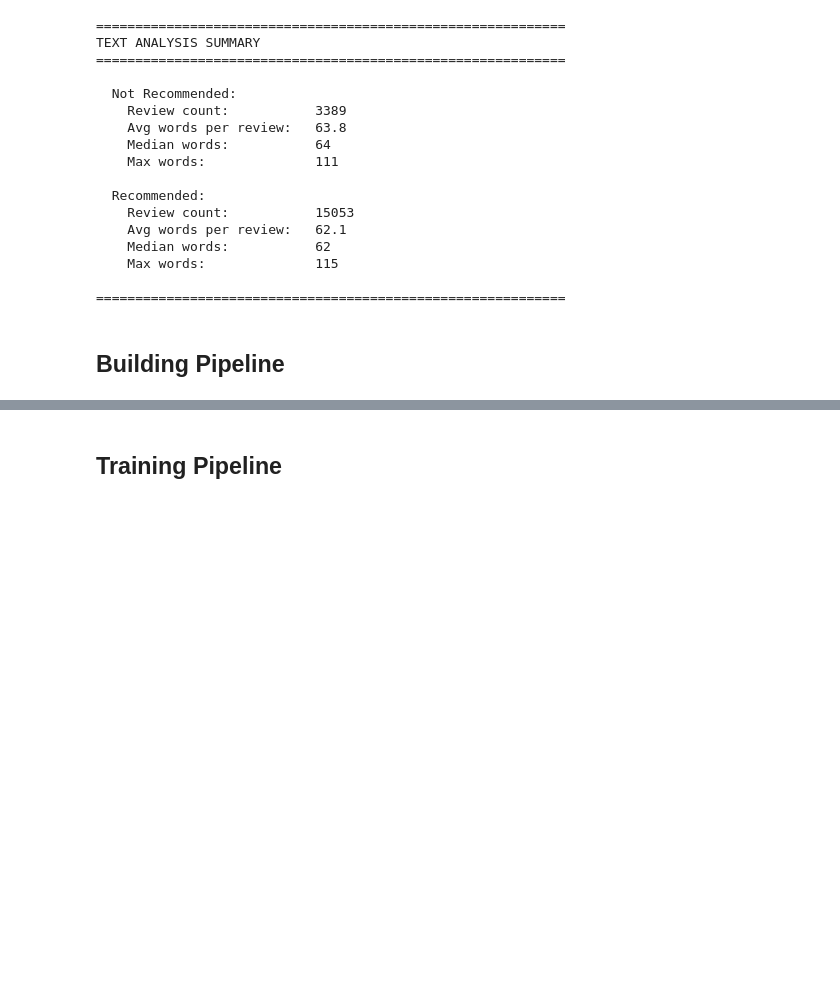
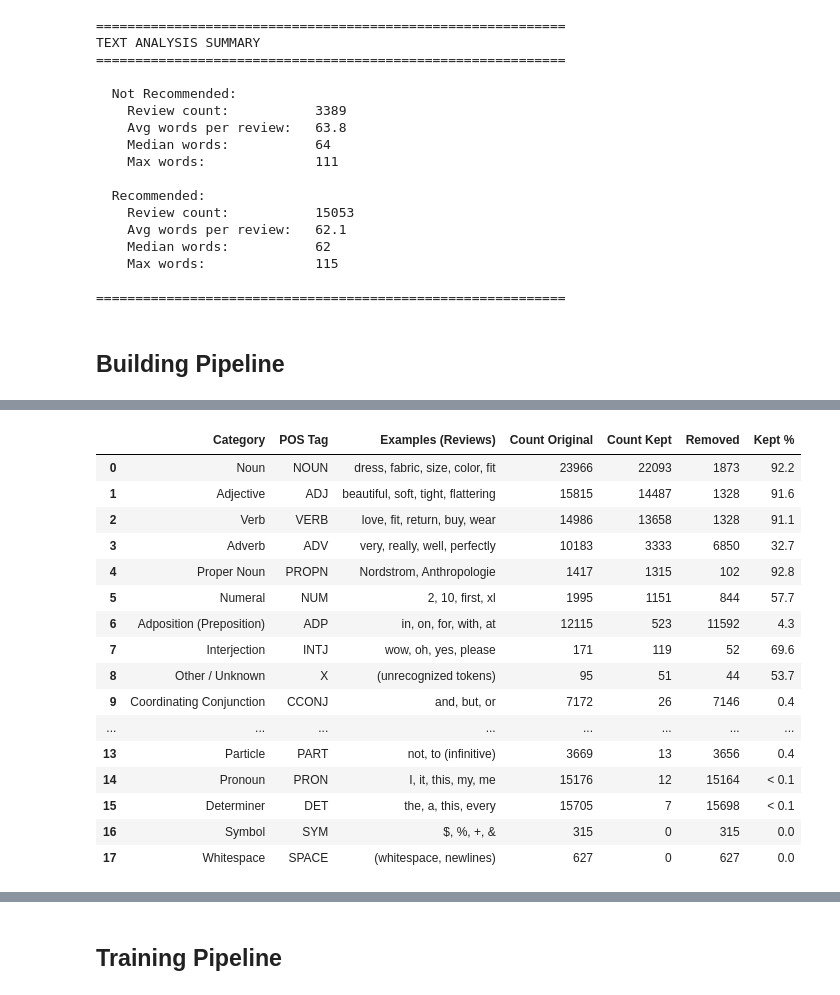
Before and after one commit to BA-SPM/UDACITY_-_DSND__Data_Science_pipelines, a Jupyter notebook: starter/starter.ipynb, the cells around one changed output, grey strips where cells are left out. Drawn from its saved outputs; the diff is of its cells as text; code cells hidden in the pictures; blank space fills up the shorter version.

```diff
--- a/starter/starter.ipynb
+++ b/starter/starter.ipynb
@@ -806,0 +1056,68 @@ TEXT ANALYSIS SUMMARY
+# %%
+print("=== STEP 4: POS Tag Analysis (what remains after preprocessing?) ===\n")
+
+# Count POS tags in ONE pass on original text
+pos_original = {}
+pos_kept = {}
+
+for doc in nlp.pipe(df['combined_text'].head(2000).tolist(), batch_size=500):
+    for token in doc:
+        pos = token.pos_
+        pos_original[pos] = pos_original.get(pos, 0) + 1
+
+        if (not token.is_stop
+            and not token.is_punct
+            and not token.is_space
+            and len(token.text) > 1):
+            pos_kept[pos] = pos_kept.get(pos, 0) + 1
+
+# Build DataFrame
+all_pos = sorted(set(list(pos_original.keys()) + list(pos_kept.keys())))
+pos_df = pd.DataFrame({
+    'POS Tag': all_pos,
+    'Count Original': [pos_original.get(p, 0) for p in all_pos],
+    'Count Kept': [pos_kept.get(p, 0) for p in all_pos]
+})
+
+pos_df['Removed'] = pos_df['Count Original'] - pos_df['Count Kept']
+pos_df['Kept % raw'] = pos_df['Count Kept'] / pos_df['Count Original'].clip(lower=1) * 100
+pos_df['Kept %'] = pos_df['Kept % raw'].apply(
+    lambda x: '< 0.1' if 0 < x < 0.1 else ('0.0' if x == 0 else f'{x:.1f}')
+)
+pos_df = pos_df.sort_values('Count Kept', ascending=False).reset_index(drop=True)
+
+# Add descriptions
+pos_df['Category'] = pos_df['POS Tag'].map({
+    'NOUN': 'Noun', 'ADJ': 'Adjective', 'VERB': 'Verb', 'ADV': 'Adverb',
+    'PROPN': 'Proper Noun', 'NUM': 'Numeral', 'ADP': 'Adposition (Preposition)',
+    'AUX': 'Auxiliary Verb', 'PRON': 'Pronoun', 'DET': 'Determiner',
+    'CCONJ': 'Coordinating Conjunction', 'SCONJ': 'Subordinating Conjunction',
+    'PART': 'Particle', 'INTJ': 'Interjection', 'SYM': 'Symbol',
+    'PUNCT': 'Punctuation', 'SPACE': 'Whitespace', 'X': 'Other / Unknown'
+}).fillna('Unknown')
+
+pos_df['Examples (Reviews)'] = pos_df['POS Tag'].map({
+    'NOUN': 'dress, fabric, size, color, fit',
+    'ADJ': 'beautiful, soft, tight, flattering',
+    'VERB': 'love, fit, return, buy, wear',
+    'ADV': 'very, really, well, perfectly',
+    'PROPN': 'Nordstrom, Anthropologie',
+    'NUM': '2, 10, first, xl',
+    'ADP': 'in, on, for, with, at',
+    'AUX': 'is, was, have, would',
+    'PRON': 'I, it, this, my, me',
+    'DET': 'the, a, this, every',
+    'CCONJ': 'and, but, or',
+    'SCONJ': 'because, although, if, when',
+    'PART': 'not, to (infinitive)',
+    'INTJ': 'wow, oh, yes, please',
+    'SYM': '$, %, +, &',
+    'PUNCT': '. , ! ? ( )',
+    'SPACE': '(whitespace, newlines)',
+    'X': '(unrecognized tokens)'
+}).fillna('')
+
+# Display table
+display(pos_df[['Category', 'POS Tag', 'Examples (Reviews)',
+                 'Count Original', 'Count Kept', 'Removed', 'Kept %']])
+# %% [output]
@@ -806,0 +1125,17 @@ TEXT ANALYSIS SUMMARY
+|  | Category | POS Tag | Examples (Reviews) | Count Original | Count Kept | Removed | Kept % |
+| 0 | Noun | NOUN | dress, fabric, size, color, fit | 23966 | 22093 | 1873 | 92.2 |
+| 1 | Adjective | ADJ | beautiful, soft, tight, flattering | 15815 | 14487 | 1328 | 91.6 |
+| 2 | Verb | VERB | love, fit, return, buy, wear | 14986 | 13658 | 1328 | 91.1 |
+| 3 | Adverb | ADV | very, really, well, perfectly | 10183 | 3333 | 6850 | 32.7 |
+| 4 | Proper Noun | PROPN | Nordstrom, Anthropologie | 1417 | 1315 | 102 | 92.8 |
+| 5 | Numeral | NUM | 2, 10, first, xl | 1995 | 1151 | 844 | 57.7 |
+| 6 | Adposition (Preposition) | ADP | in, on, for, with, at | 12115 | 523 | 11592 | 4.3 |
+| 7 | Interjection | INTJ | wow, oh, yes, please | 171 | 119 | 52 | 69.6 |
+| 8 | Other / Unknown | X | (unrecognized tokens) | 95 | 51 | 44 | 53.7 |
+| 9 | Coordinating Conjunction | CCONJ | and, but, or | 7172 | 26 | 7146 | 0.4 |
+| ... | ... | ... | ... | ... | ... | ... | ... |
+| 13 | Particle | PART | not, to (infinitive) | 3669 | 13 | 3656 | 0.4 |
+| 14 | Pronoun | PRON | I, it, this, my, me | 15176 | 12 | 15164 | < 0.1 |
+| 15 | Determiner | DET | the, a, this, every | 15705 | 7 | 15698 | < 0.1 |
+| 16 | Symbol | SYM | $, %, +, & | 315 | 0 | 315 | 0.0 |
+| 17 | Whitespace | SPACE | (whitespace, newlines) | 627 | 0 | 627 | 0.0 |
```
Also changed, not shown: parts of 23 cells of this notebook.
